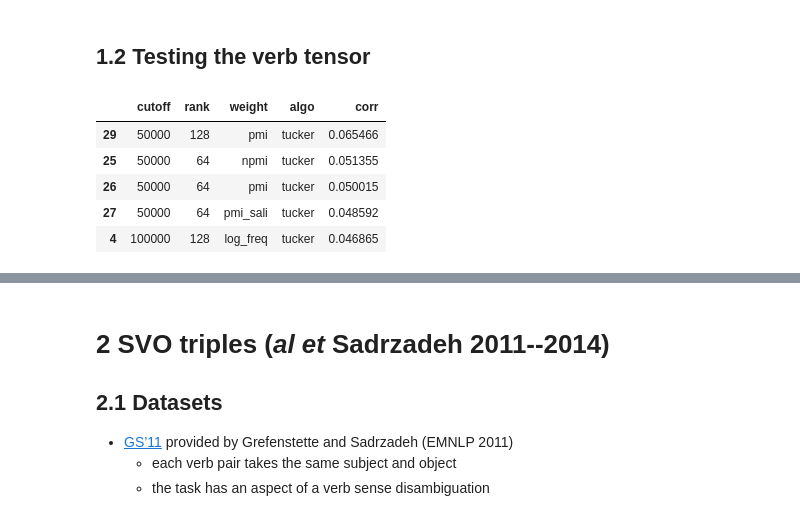
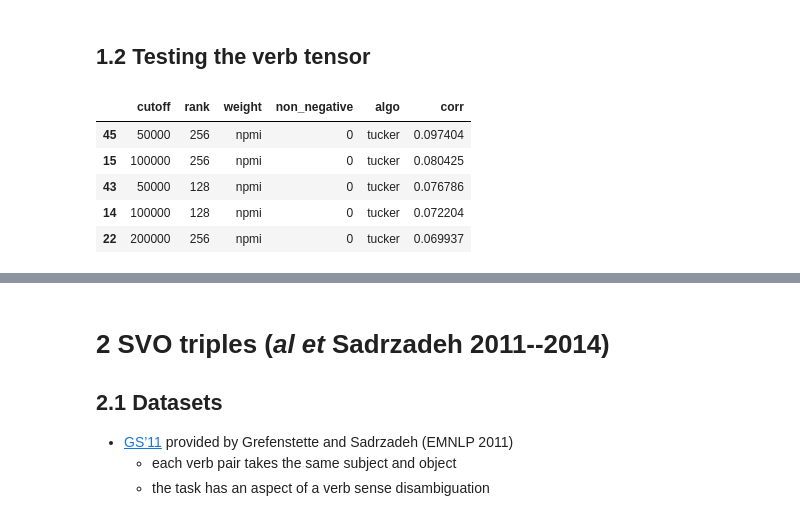
Before and after one commit to makrai/verb-tensor, a Jupyter notebook: eval.ipynb, the cells around one changed output, grey strips where cells are left out. Cells and saved outputs as stored; diff of their text form; code cells hidden in the pictures.

```diff
--- a/eval.ipynb
+++ b/eval.ipynb
@@ -110,36 +106,40 @@ dtype: int64
 # %% [markdown]
 ## 1.2 Testing the verb tensor
 # %%
+weights = ["iact" ,"iact_sali" ,"ldice" ,"ldice_sali" ,"log_freq" ,"niact" ,"npmi" ,"pmi" ,"pmi_sali"]
+
 cutoffs = []
 for i in [1, 2, 3, 5]:
     cutoffs += list(i*10**np.arange(2, 9))
 
-def eval_for_for(task_df0, mode_to_test):
+def eval_for_for(task_df0, mode_to_test, algo='tucker'):
     # normlz_vocb=True, lmbda=False, decomp_algo='tucker', weight_name='log_freq'
     data = []
-    algo='tucker'#for algo in ['tucker', 'parafac']:
-    for cutoff in cutoffs:
-        for exp in range(10):
-            rank = 2**exp
-            for weight in ["iact", "iact_sali", "ldice", "ldice_sali", "log_freq", "niact", "npmi", "pmi", "pmi_sali"]:
-                try:
-                    evalor = VerbTensorEvaluator(decomp_algo=algo, rank=rank, cutoff=cutoff, weight=weight)
-                    score = evalor.test_sim(task_df0, mode_to_test=mode_to_test)
-                    data.append((cutoff, rank, weight, algo, score))
-                except FileNotFoundError as e:
-                    pass
-                except ValueError as e:
-                    logging.warning((cutoff, rank, e))
-    df = pd.DataFrame(data, columns=['cutoff', 'rank', 'weight', 'algo', 'corr'])
+    for non_negative in range(2):
+        for cutoff in cutoffs:
+            for exp in range(10):
+                rank = 2**exp
+                for weight in weights:
+                    try:
+                        evalor = VerbTensorEvaluator(non_negative=non_negative, decomp_algo=algo,
+                                                     rank=rank, cutoff=cutoff, weight=weight,
+                                                     mode_to_test=mode_to_test)
+                        score = evalor.test_sim(task_df0)
+                        data.append((cutoff, rank, weight, non_negative, algo, score))
+                    except FileNotFoundError:
+                        pass
+                    except ValueError as e:
+                        logging.warning((cutoff, rank, e))
+    df = pd.DataFrame(data, columns=['cutoff', 'rank', 'weight', 'non_negative', 'algo', 'corr'])
     return df.sort_values('corr', ascending=False)
 # %%
-df = eval_for_for(simlex, mode_to_test='nsubj')#, cutoff=500, rank=32)['tensor_sim']
+df_s = eval_for_for(simlex, mode_to_test='nsubj')#, cutoff=500, rank=32)['tensor_sim']
 # %%
-df.head()
+df_s.head()
 # %% [output]
-|  | cutoff | rank | weight | algo | corr |
-| 29 | 50000 | 128 | pmi | tucker | 0.065466 |
-| 25 | 50000 | 64 | npmi | tucker | 0.051355 |
-| 26 | 50000 | 64 | pmi | tucker | 0.050015 |
-| 27 | 50000 | 64 | pmi_sali | tucker | 0.048592 |
-| 4 | 100000 | 128 | log_freq | tucker | 0.046865 |
+|  | cutoff | rank | weight | non_negative | algo | corr |
+| 45 | 50000 | 256 | npmi | 0 | tucker | 0.097404 |
+| 15 | 100000 | 256 | npmi | 0 | tucker | 0.080425 |
+| 43 | 50000 | 128 | npmi | 0 | tucker | 0.076786 |
+| 14 | 100000 | 128 | npmi | 0 | tucker | 0.072204 |
+| 22 | 200000 | 256 | npmi | 0 | tucker | 0.069937 |
```
Also changed, not shown: parts of 39 cells of this notebook.
